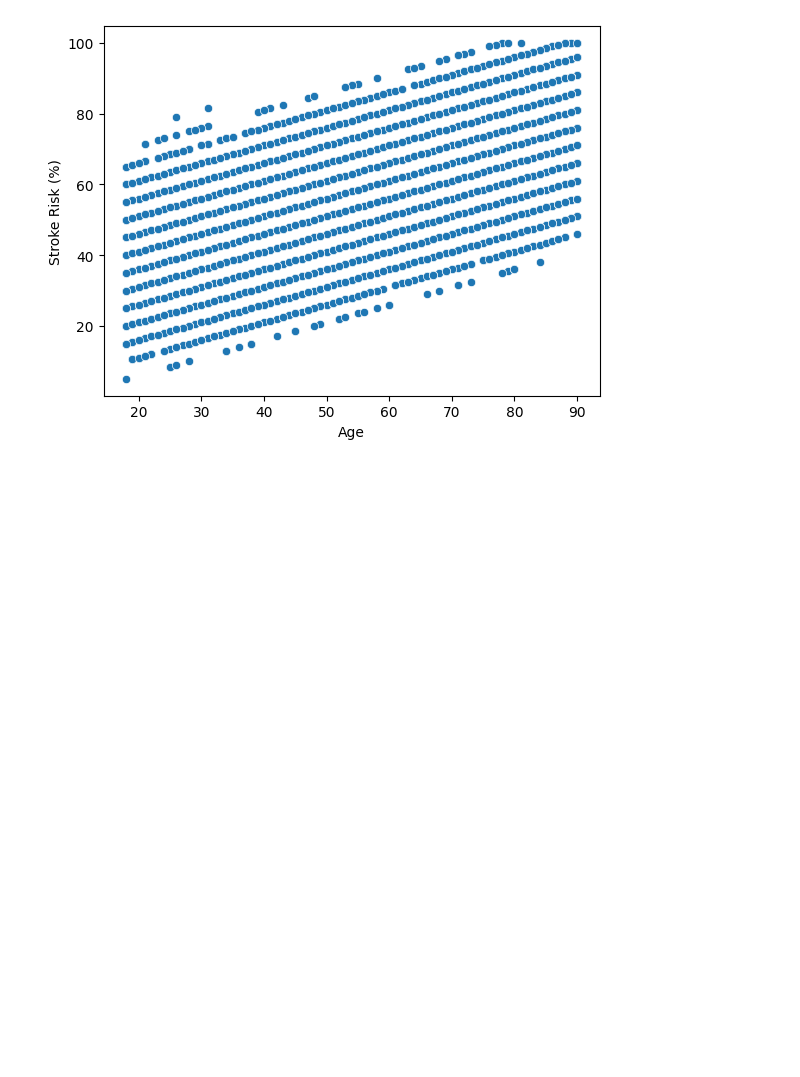
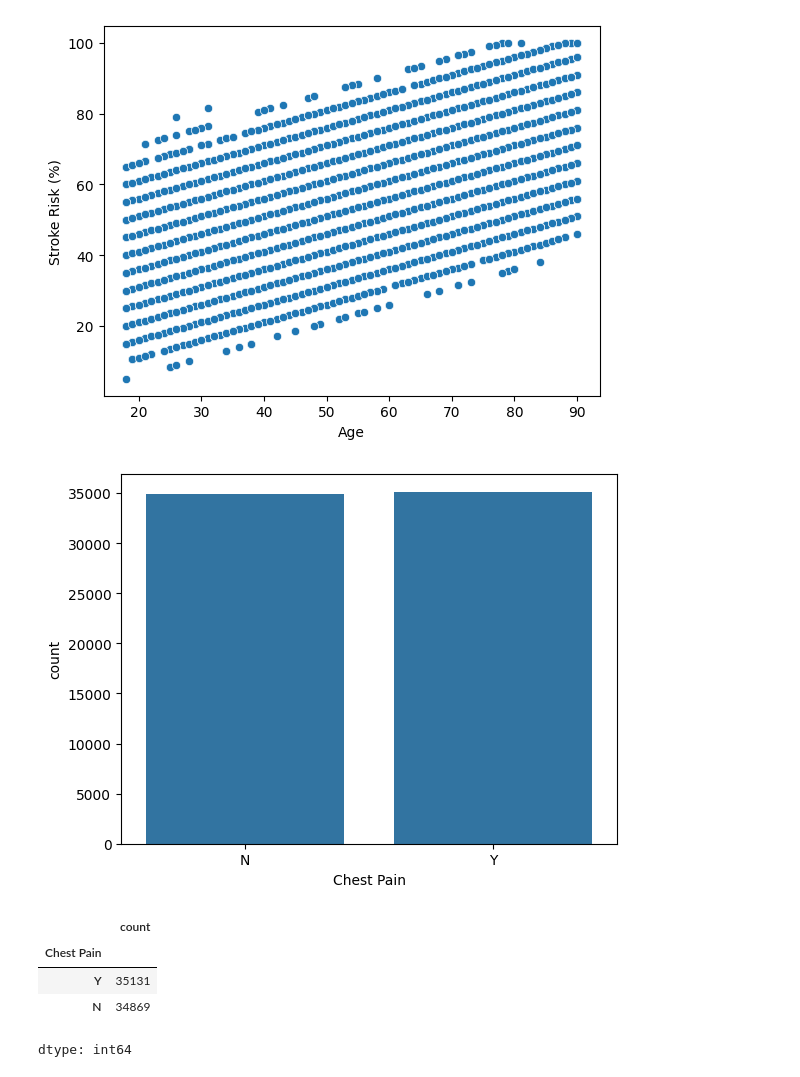
Before and after one commit to hannahabele/Assignment-1, a Jupyter notebook: DS_3001_Final_Project.ipynb, the cells around one changed output. Cells and saved outputs as stored; diff of their text form; code cells hidden in the pictures; blank space fills up the shorter version.

Commit message:
Created count plots for Blood Pressure and Chest pain along with value counts to help visualize the data.

```diff
--- a/DS_3001_Final_Project.ipynb
+++ b/DS_3001_Final_Project.ipynb
@@ -342,3 +356,17 @@ sns.scatterplot(data=df,x='Age',y='Stroke Risk (%)')
 plt.show()
 # %% [output]
 [figure]
+# %%
+#Count plot of Chest Pain
+sns.countplot(data=df,x='Chest Pain')
+plt.show()
+
+#Value count of Chest Pain
+df['Chest Pain'].value_counts()
+# %% [output]
+[figure, added]
+|  | count |
+| Chest Pain |  |
+| Y | 35131 |
+| N | 34869 |
+dtype: int64
```
Also changed, not shown: parts of 2 cells of this notebook.
